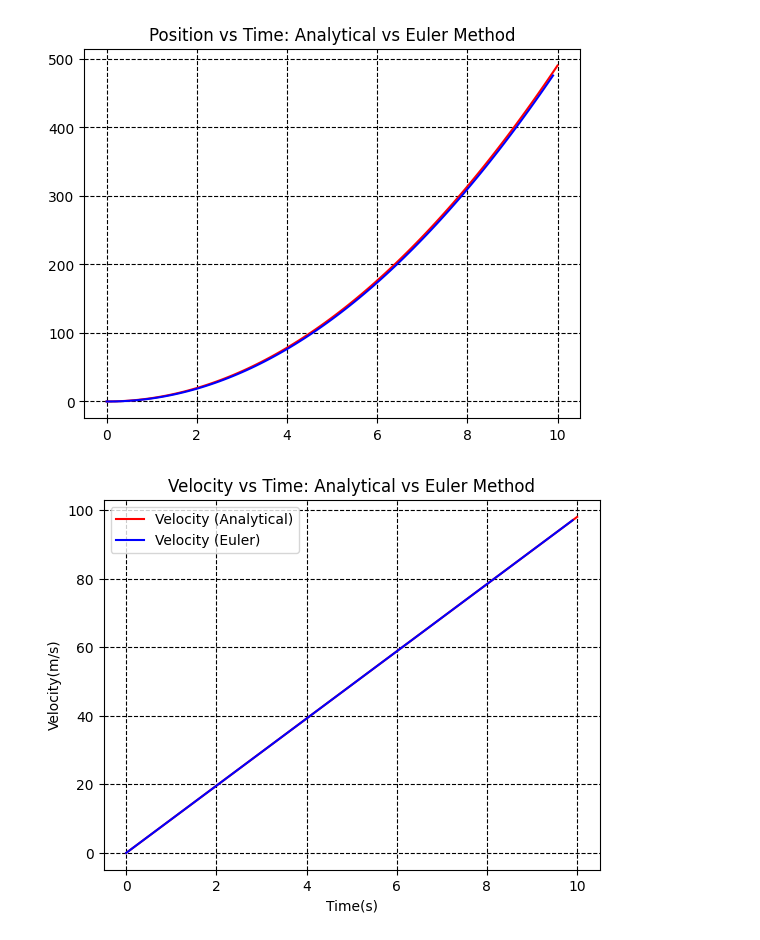
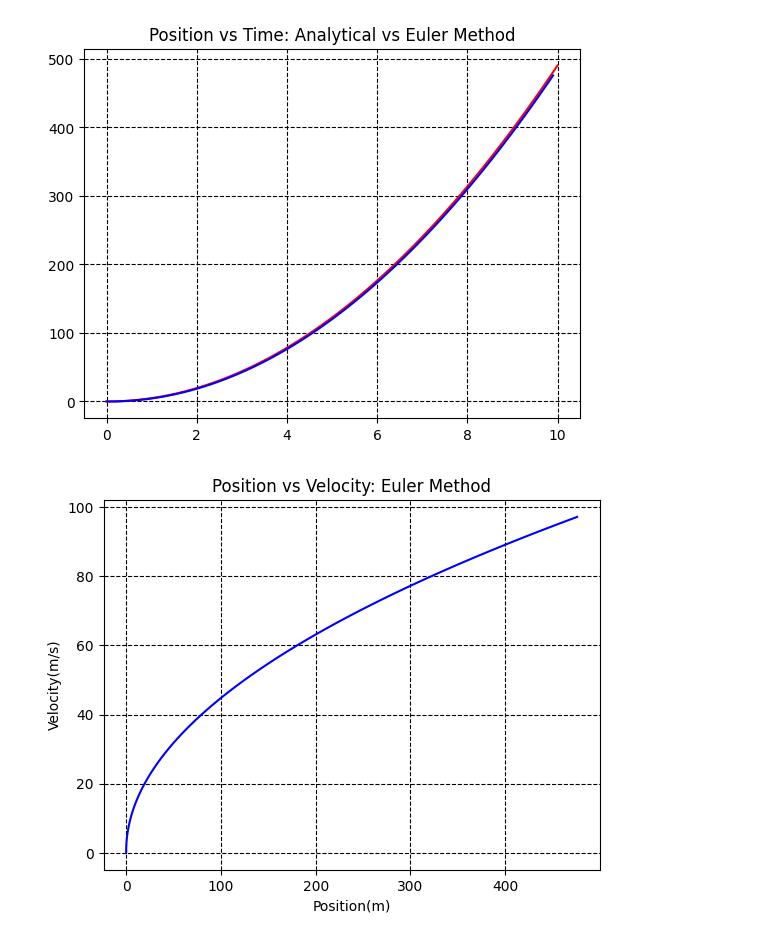
Before and after one commit to Rivu-Codez/Physics-With-Python, a Jupyter notebook: IdealFreeFall.ipynb, the cells around one changed output. Saved outputs shown, nothing was run; the diff lists cells and outputs as text; code cells hidden in the pictures.

```diff
--- a/IdealFreeFall.ipynb
+++ b/IdealFreeFall.ipynb
@@ -86,13 +86,13 @@ plt.show()
 # %%
 #WE OBSERVE THAT THE EULER METHOD APPROXIMATION IS CLOSE TO THE ANALYTICAL SOLUTION,
 #BUT THERE IS A SMALL ERROR DUE TO THE NUMERICAL APPROXIMATION.
-# %%
-#NOW VELOCITY VS TIME GRAPH FOR EULER'S METHOD
-plt.plot(t_euler, v_euler, label='Velocity (Euler)', color='blue')
-plt.title('Velocity vs Time:Euler Method')
-plt.xlabel('Time(s)')
-plt.ylabel('Velocity(m/s)')
-plt.grid(True, color = 'black', linestyle = '--', linewidth = 0.8)
-plt.show()
-# %% [output]
-[figure, removed]
+# %%
+#NOW LETS PLOT THE POSITION VS VELOCITY GRAPH FOR EULER'S METHOD
+plt.plot(x_euler, v_euler, label='Position vs Velocity (Euler)', color='blue')
+plt.title('Position vs Velocity: Euler Method')
+plt.xlabel('Position(m)')
+plt.ylabel('Velocity(m/s)')
+plt.grid(True, color = 'black', linestyle = '--', linewidth = 0.8)
+plt.show()
+# %% [output]
+[figure, added]
```
Also changed, not shown: parts of 2 cells of this notebook.
